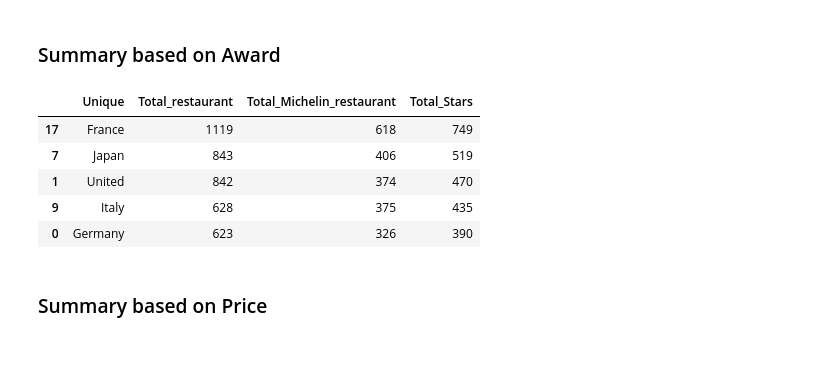
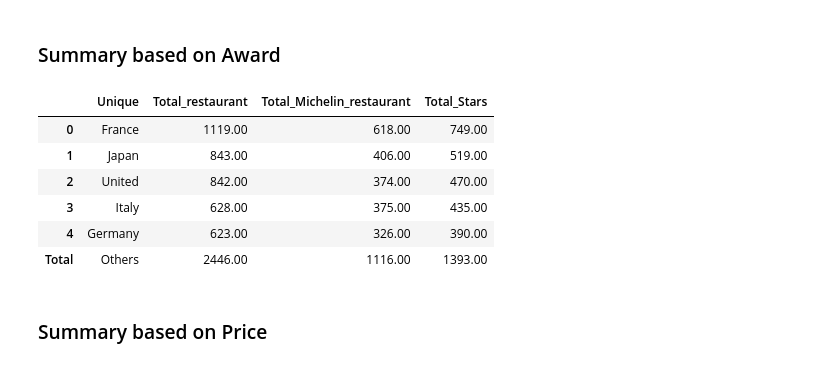
Before and after one commit to LeonTran29/Michelin_Guide_Restaurants_2021_EDA, a Jupyter notebook: Michelin_GR_2021_EDA.ipynb, the cells around one changed output. Saved outputs shown, nothing was run; the diff lists cells and outputs as text; code cells hidden in the pictures.

```diff
--- a/Michelin_GR_2021_EDA.ipynb
+++ b/Michelin_GR_2021_EDA.ipynb
@@ -238,33 +243,39 @@ Award_db = pd.melt(Award_db, id_vars =['Award'], value_vars =['MinPrice_USD','Ma
 # %%
 da = db.loc[:,['Nation','Award']]
 the_dict = dict()
 
 for i in range(len(da)):
     value = da['Nation'][i]
     Award = da['Award'][i]
     if value in the_dict:
         the_dict[value]["count"] = the_dict[value]["count"] +1
         the_dict[value][Award] = the_dict[value][Award] +1
     else:
         the_dict[value] = {"count": 1,"3 MICHELIN Stars": 0,"2 MICHELIN Stars": 0,"1 MICHELIN Star": 0,"Bib Gourmand": 0}
         the_dict[value][Award] = the_dict[value][Award] +1
 
 Nation_Award_db = pd.DataFrame.from_dict(the_dict,orient='index').reset_index()
 Nation_Award_db.columns = ['Unique','Total_restaurant','3 MICHELIN Stars','2 MICHELIN Stars','1 MICHELIN Star','Bib Gourmand']
 
 Nation_Award_db['Total_Michelin_restaurant'] = Nation_Award_db['3 MICHELIN Stars'] + Nation_Award_db['2 MICHELIN Stars'] + Nation_Award_db['1 MICHELIN Star']
 Nation_Award_db['Total_Stars'] = Nation_Award_db['3 MICHELIN Stars']*3 + Nation_Award_db['2 MICHELIN Stars']*2 + Nation_Award_db['1 MICHELIN Star']
 Nation_Award_db = Nation_Award_db.iloc[:,[0,1,6,7]]
 
-Nation_Award_db_topstars = Nation_Award_db.sort_values('Total_Stars',ascending=False).head(5)
+Nation_Award_db_topstars = Nation_Award_db.sort_values('Total_Stars',ascending=False).reset_index().drop('index',axis = 1)
+Nation_Award_db_topstars.loc['Total'] = Nation_Award_db_topstars.iloc[5:,1:].sum()
+Nation_Award_db_topstars.loc['Total','Unique'] = 'Others'
+Nation_Award_db_topstars = Nation_Award_db_topstars.drop(Nation_Award_db_topstars.index[5:36])
 display(Nation_Award_db_topstars)
+
+Nation_Award_db_botstars = Nation_Award_db.sort_values('Total_Stars',ascending=True).reset_index().head(5).drop('index',axis = 1)
 # %% [output]
 |  | Unique | Total_restaurant | Total_Michelin_restaurant | Total_Stars |
-| 17 | France | 1119 | 618 | 749 |
-| 7 | Japan | 843 | 406 | 519 |
-| 1 | United | 842 | 374 | 470 |
-| 9 | Italy | 628 | 375 | 435 |
-| 0 | Germany | 623 | 326 | 390 |
+| 0 | France | 1119.00 | 618.00 | 749.00 |
+| 1 | Japan | 843.00 | 406.00 | 519.00 |
+| 2 | United | 842.00 | 374.00 | 470.00 |
+| 3 | Italy | 628.00 | 375.00 | 435.00 |
+| 4 | Germany | 623.00 | 326.00 | 390.00 |
+| Total | Others | 2446.00 | 1116.00 | 1393.00 |
 # %% [markdown]
 ### Summary based on Price
 # %%
```
Also changed, not shown: parts of 11 cells of this notebook.
